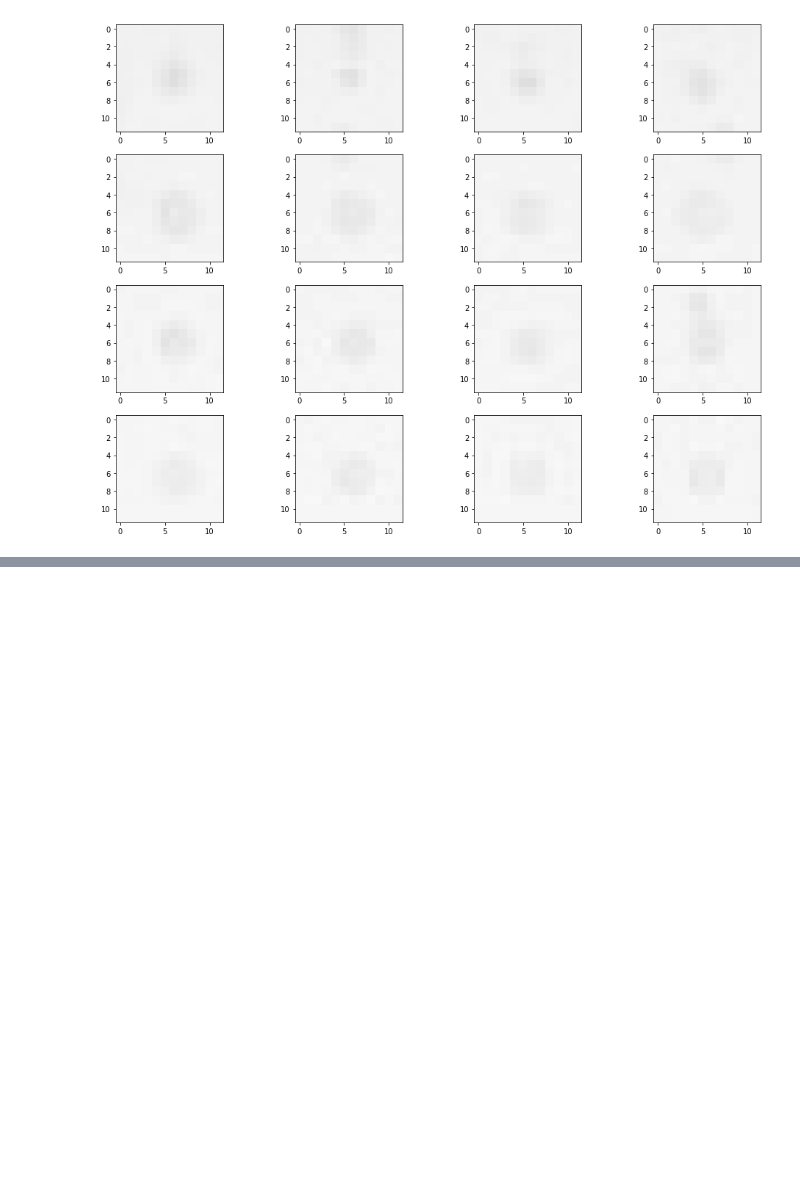
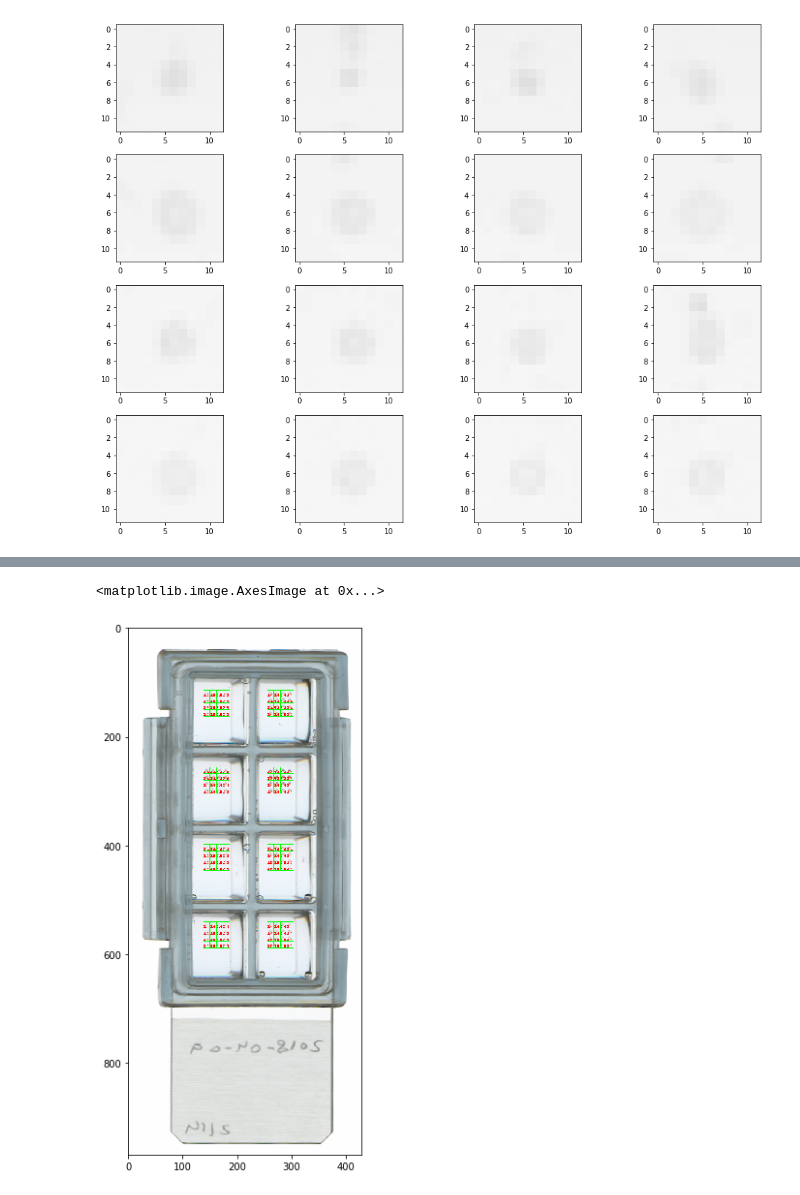
Before and after one commit to CSF-BioComp/marquant, a Jupyter notebook: experiments/image_registration.ipynb, the cells around one changed output, grey strips where cells are left out. Saved outputs shown, nothing was run; the diff lists cells and outputs as text; code cells hidden in the pictures; blank space fills up the shorter version.

```diff
--- a/experiments/image_registration.ipynb
+++ b/experiments/image_registration.ipynb
@@ -113,6 +109,6 @@ True
 # %%
 # Extracted grid origin by hand
-grid_pos = [
+grid_positions = [
   [138, 114],
   [255, 114],
   [138, 256],
@@ -123,9 +119,9 @@ grid_pos = [
   [255, 540]
 ]
 
-def get_grid_elements(roi):
-    rows = np.split(roi, 4, axis=0)
-    cells = [np.split(row, 4, axis=1) for row in rows]
+def get_grid_elements(roi, ncols=4, nrows=4):
+    rows = np.split(roi, nrows, axis=0)
+    cells = [np.split(row, ncols, axis=1) for row in rows]
     return np.stack(cells)
 
 def extract_all_grids(image, grid_pos, grid_size=48):
@@ -141,3 +136,7 @@ grids = extract_all_grids(aligned_text, grid_pos)
+# %%
+# Extract grids
+aligned_gray = cv.cvtColor(aligned, cv.COLOR_BGR2GRAY)
+grids = extract_all_grids(aligned_gray, grid_positions)
 # %%
 # Plot all points of a cell
 cell = 0
@@ -213,2 +212,28 @@ print(quantgrids[7, 2, :])
 # %%
 quant_table.to_csv('test_results.csv', index=False)
+# %%
+def label_intensities(img, grid_positions, values, grid_size=48, nrows=4, ncols=4, strformat='%.1f'):
+    labeled = img.copy()
+    for grid_pos,(x,y) in enumerate(grid_positions):
+        cv.rectangle(labeled, (x, y), (x + grid_size, y + grid_size), (0, 255, 0), 1)
+        for row in range(1, nrows):
+            cv.line(labeled, (x, y + grid_size//nrows * row), (x + grid_size, y + grid_size//nrows * row), (0, 255, 0), 1)
+        for col in range(1, ncols):
+            cv.line(labeled, (x + grid_size//nrows * col, y), (x + grid_size//nrows * col, y + grid_size), (0, 255, 0), 1)
+        for row in range(nrows):
+            for col in range(ncols):
+                tX = x + grid_size//nrows * col
+                tY = y + grid_size//nrows * (row + 1) - 1
+                value = strformat % (values[grid_pos, row, col])
+
+                cv.putText(labeled, value, (tX, tY), cv.FONT_HERSHEY_SIMPLEX, 0.2, (255, 0, 0))
+
+    return labeled
+
+# TODO: divided by 10000 to make text fit somehow in this low res image
+labeled = label_intensities(aligned, grid_positions, quantgrids / 10000)
+cv.imwrite("labeled.png", labeled)
+imgshowc(labeled)
+# %% [output]
+<matplotlib.image.AxesImage at 0x...>
+[figure, added]
```
Also changed, not shown: parts of 7 cells of this notebook.
